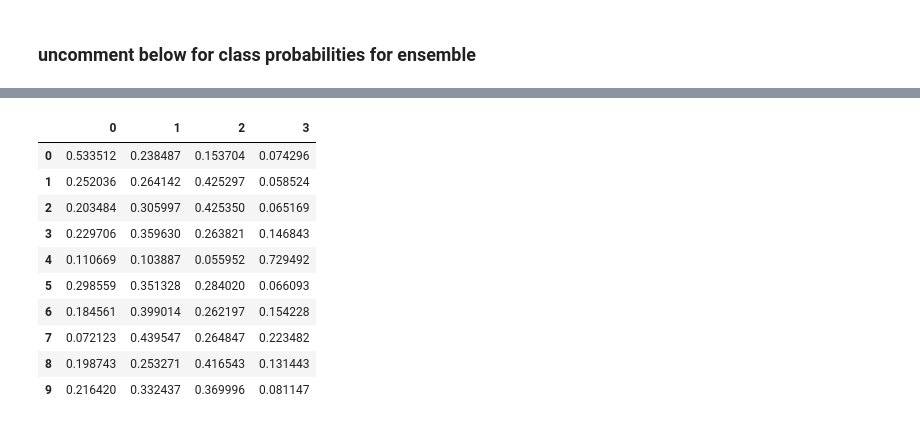
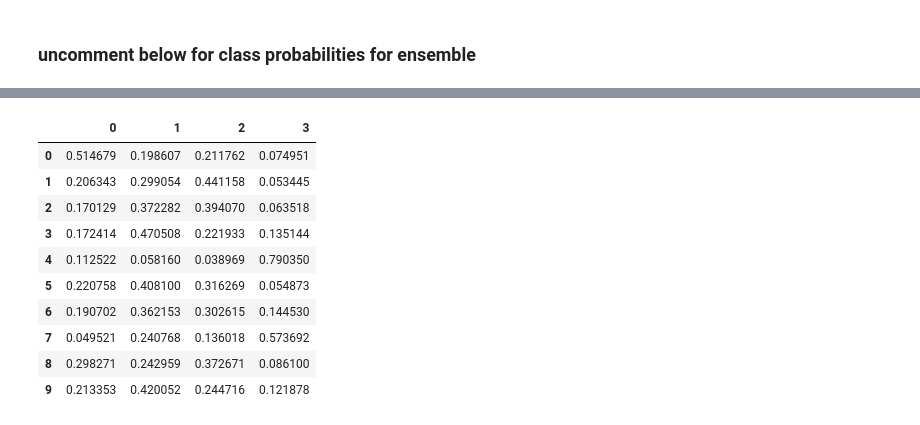
Before and after one commit to jiax264/AI_2023F_Final_Project, a Jupyter notebook: 04_Modeling/xg_boost.ipynb, the cells around one changed output, grey strips where cells are left out. Drawn from its saved outputs; the diff is of its cells as text; code cells hidden in the pictures.

```diff
--- a/04_Modeling/xg_boost.ipynb
+++ b/04_Modeling/xg_boost.ipynb
@@ -14,17 +14,17 @@ import joblib
 # %%
 random.seed(42)
 train_df = pd.read_csv('../03_Data_for_Modeling/train_xgboost.csv')
-train_df = train_df.drop('most_common_time_window_4_neigh', axis=1) # comment out if want to include 4 nearest neighs most common time window
+#train_df = train_df.drop('most_common_time_window_4_neigh', axis=1) # comment out if want to include 4 nearest neighs most common time window
 X_train = train_df.drop(columns=['time_window'])
 y_train = train_df['time_window']
 
 valid_df = pd.read_csv('../03_Data_for_Modeling/val_xgboost.csv')
-valid_df = valid_df.drop('most_common_time_window_4_neigh', axis=1) # comment out if want to include 4 nearest neighs most common time window
+#valid_df = valid_df.drop('most_common_time_window_4_neigh', axis=1) # comment out if want to include 4 nearest neighs most common time window
 X_valid = valid_df.drop(columns=['time_window'])
 y_valid = valid_df['time_window']
 
 test_df = pd.read_csv('../03_Data_for_Modeling/test_xgboost.csv')
-test_df = test_df.drop('most_common_time_window_4_neigh', axis=1) # comment out if want to include 4 nearest neighs most common time window
+#test_df = test_df.drop('most_common_time_window_4_neigh', axis=1) # comment out if want to include 4 nearest neighs most common time window
 X_test = test_df.drop(columns=['time_window'])
 y_test = test_df['time_window']
 
@@ -47,12 +47,12 @@ def print_metrics(y_true, y_pred):
     print(f"Precision: {precision_micro:.2f}, Recall: {recall_micro:.2f}, F1-Score: {f1_score_micro:.2f}")
 
 params = {
-    'colsample_bylevel': 0.8,
+    'colsample_bylevel': 0.5,
     'colsample_bytree': 0.9,
-    'learning_rate': 0.2,
+    'learning_rate': 0.3,
     'max_depth': 6,
     'n_estimators': 400,
-    'subsample': 1
+    'subsample': 0.9
 }
 model = XGBClassifier(
     subsample=params['subsample'],
@@ -179,19 +179,19 @@ Precision: 0.42, Recall: 0.42, F1-Score: 0.42
 # %%
-# test_probabilities = model.predict_proba(X_test)
+test_probabilities = model.predict_proba(X_test)
 
-# test_probabilities_df = pd.DataFrame(test_probabilities, columns=model.classes_)
+test_probabilities_df = pd.DataFrame(test_probabilities, columns=model.classes_)
 
-# test_probabilities_df.head(10)
+test_probabilities_df.head(10)
 # %% [output]
 |  | 0 | 1 | 2 | 3 |
-| 0 | 0.533512 | 0.238487 | 0.153704 | 0.074296 |
-| 1 | 0.252036 | 0.264142 | 0.425297 | 0.058524 |
-| 2 | 0.203484 | 0.305997 | 0.425350 | 0.065169 |
-| 3 | 0.229706 | 0.359630 | 0.263821 | 0.146843 |
-| 4 | 0.110669 | 0.103887 | 0.055952 | 0.729492 |
-| 5 | 0.298559 | 0.351328 | 0.284020 | 0.066093 |
-| 6 | 0.184561 | 0.399014 | 0.262197 | 0.154228 |
-| 7 | 0.072123 | 0.439547 | 0.264847 | 0.223482 |
-| 8 | 0.198743 | 0.253271 | 0.416543 | 0.131443 |
-| 9 | 0.216420 | 0.332437 | 0.369996 | 0.081147 |
+| 0 | 0.514679 | 0.198607 | 0.211762 | 0.074951 |
+| 1 | 0.206343 | 0.299054 | 0.441158 | 0.053445 |
+| 2 | 0.170129 | 0.372282 | 0.394070 | 0.063518 |
+| 3 | 0.172414 | 0.470508 | 0.221933 | 0.135144 |
+| 4 | 0.112522 | 0.058160 | 0.038969 | 0.790350 |
+| 5 | 0.220758 | 0.408100 | 0.316269 | 0.054873 |
+| 6 | 0.190702 | 0.362153 | 0.302615 | 0.144530 |
+| 7 | 0.049521 | 0.240768 | 0.136018 | 0.573692 |
+| 8 | 0.298271 | 0.242959 | 0.372671 | 0.086100 |
+| 9 | 0.213353 | 0.420052 | 0.244716 | 0.121878 |
 # %%
```
Also changed, not shown: parts of 4 cells of this notebook, 16 other files.
